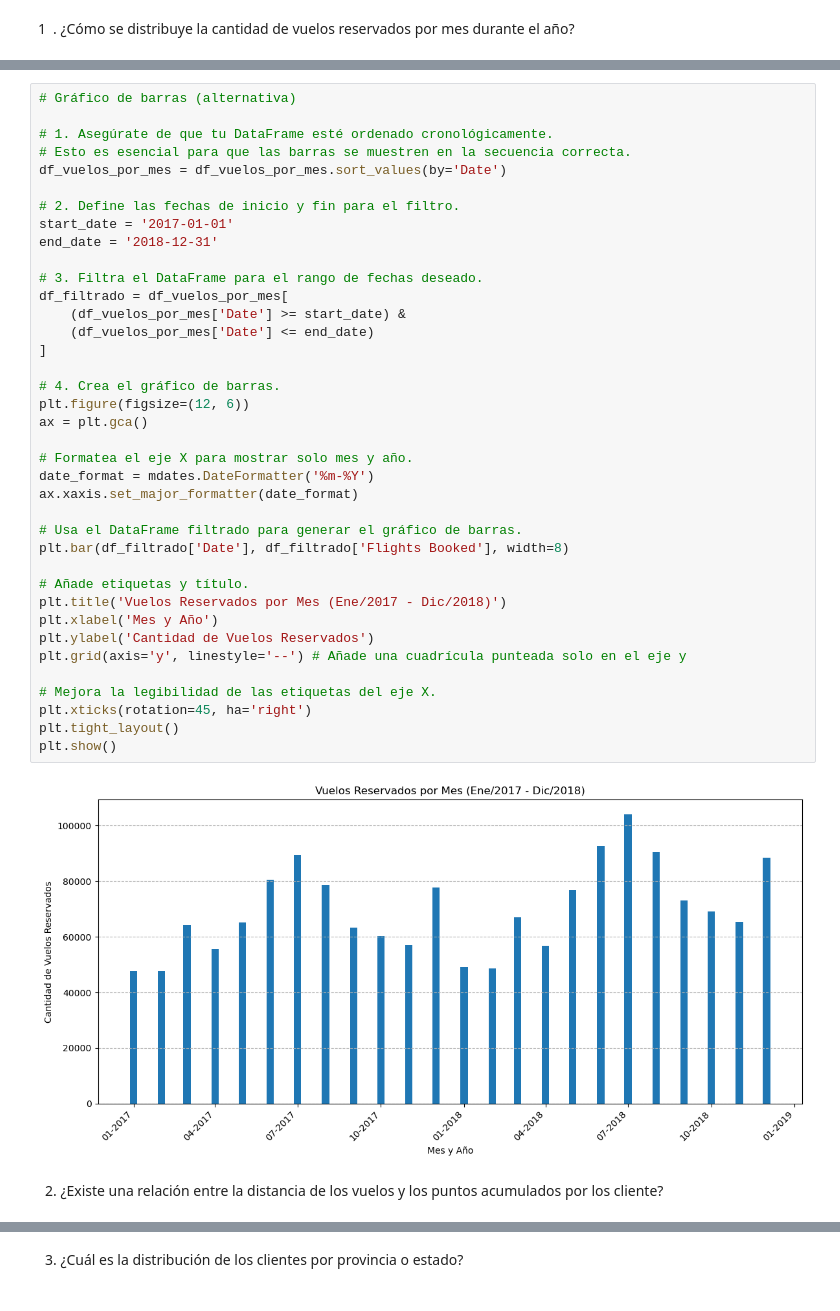
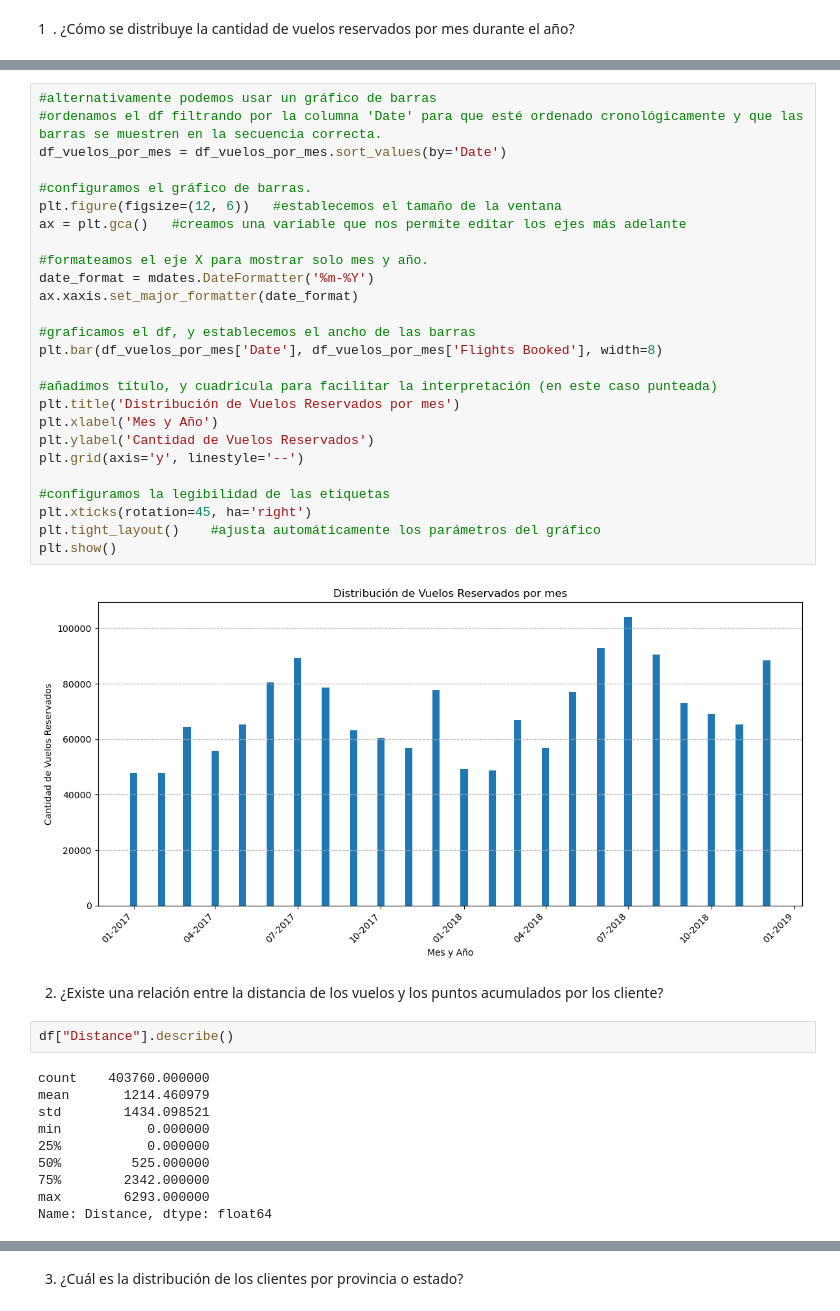
Before and after one commit to Adalab/bda-modulo-3-evaluacion-final-lucianayelicich, a Jupyter notebook: Fase 2 - Visualización/visualizacion.ipynb, the cells around one changed output, grey strips where cells are left out. Cells and saved outputs as stored; diff of their text form.

```diff
--- a/Fase 2 - Visualización/visualizacion.ipynb
+++ b/Fase 2 - Visualización/visualizacion.ipynb
@@ -126,42 +109,42 @@ plt.show()
 # %%
-# Gráfico de barras (alternativa)
-
-# 1. Asegúrate de que tu DataFrame esté ordenado cronológicamente.
-# Esto es esencial para que las barras se muestren en la secuencia correcta.
+#alternativamente podemos usar un gráfico de barras
+#ordenamos el df filtrando por la columna 'Date' para que esté ordenado cronológicamente y que las barras se muestren en la secuencia correcta.
 df_vuelos_por_mes = df_vuelos_por_mes.sort_values(by='Date')
 
-# 2. Define las fechas de inicio y fin para el filtro.
-start_date = '2017-01-01'
-end_date = '2018-12-31'
+#configuramos el gráfico de barras.
+plt.figure(figsize=(12, 6))   #establecemos el tamaño de la ventana
+ax = plt.gca()   #creamos una variable que nos permite editar los ejes más adelante
 
-# 3. Filtra el DataFrame para el rango de fechas deseado.
-df_filtrado = df_vuelos_por_mes[
-    (df_vuelos_por_mes['Date'] >= start_date) &
-    (df_vuelos_por_mes['Date'] <= end_date)
-]
-
-# 4. Crea el gráfico de barras.
-plt.figure(figsize=(12, 6))
-ax = plt.gca()
-
-# Formatea el eje X para mostrar solo mes y año.
+#formateamos el eje X para mostrar solo mes y año.
 date_format = mdates.DateFormatter('%m-%Y')
 ax.xaxis.set_major_formatter(date_format)
 
-# Usa el DataFrame filtrado para generar el gráfico de barras.
-plt.bar(df_filtrado['Date'], df_filtrado['Flights Booked'], width=8)
+#graficamos el df, y establecemos el ancho de las barras
+plt.bar(df_vuelos_por_mes['Date'], df_vuelos_por_mes['Flights Booked'], width=8)
 
-# Añade etiquetas y título.
-plt.title('Vuelos Reservados por Mes (Ene/2017 - Dic/2018)')
+#añadimos título, y cuadrícula para facilitar la interpretación (en este caso punteada)
+plt.title('Distribución de Vuelos Reservados por mes')
 plt.xlabel('Mes y Año')
 plt.ylabel('Cantidad de Vuelos Reservados')
-plt.grid(axis='y', linestyle='--') # Añade una cuadrícula punteada solo en el eje y
+plt.grid(axis='y', linestyle='--')
 
-# Mejora la legibilidad de las etiquetas del eje X.
+#configuramos la legibilidad de las etiquetas
 plt.xticks(rotation=45, ha='right')
-plt.tight_layout()
+plt.tight_layout()    #ajusta automáticamente los parámetros del gráfico
 plt.show()
 # %% [output]
-[figure, old version]
+[figure, new version]
 # %% [markdown]
  2. ¿Existe una relación entre la distancia de los vuelos y los puntos acumulados por los cliente?
+# %%
+df["Distance"].describe()
+# %% [output]
+count    403760.000000
+mean       1214.460979
+std        1434.098521
+min           0.000000
+25%           0.000000
+50%         525.000000
+75%        2342.000000
+max        6293.000000
+Name: Distance, dtype: float64
```
Also changed, not shown: parts of 31 cells of this notebook, 3 other files.
